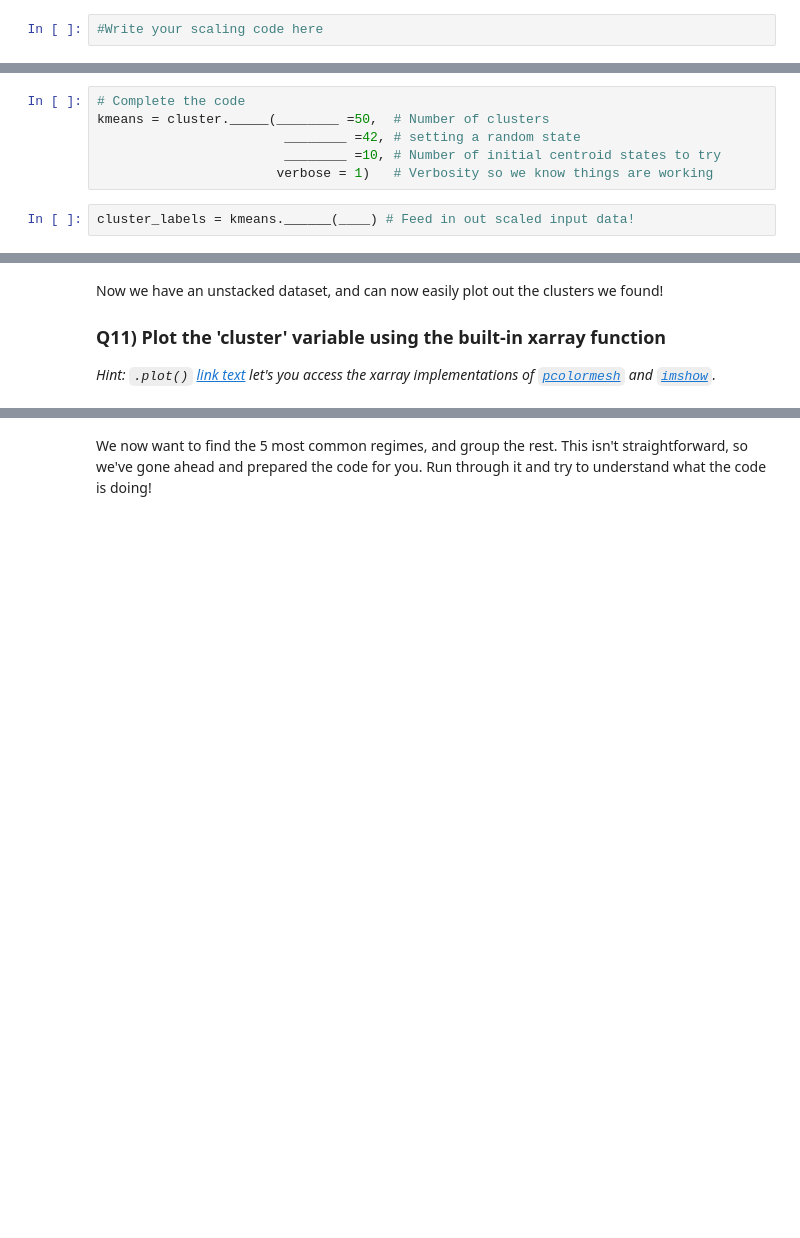
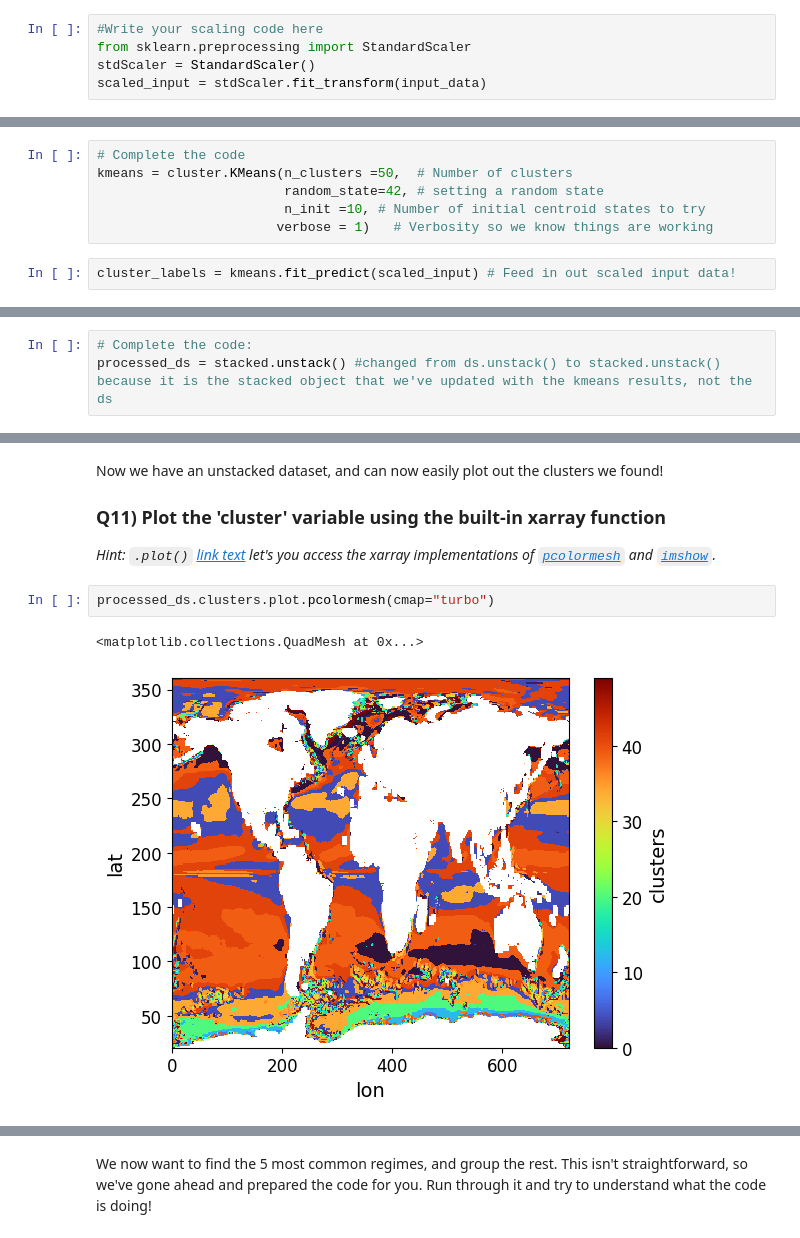
Before and after one commit to erwanBellon/2025_ML_EES, a Jupyter notebook: notebook_ml/S3_3_THOR.ipynb, the cells around one changed output, grey strips where cells are left out. Drawn from its saved outputs; the diff is of its cells as text; blank space fills up the shorter version.

```diff
--- a/notebook_ml/S3_3_THOR.ipynb
+++ b/notebook_ml/S3_3_THOR.ipynb
@@ -331,6 +356,9 @@ In previous classes we discussed the importance of the scaling the data before i
 *Hint 2: Update the input array to the one returned by the [`.fit_transform(X)`](https://scikit-learn.org/stable/modules/generated/sklearn.preprocessing.StandardScaler.html#sklearn.preprocessing.StandardScaler.fit_transform) method*
 # %%
 #Write your scaling code here
+from sklearn.preprocessing import StandardScaler
+stdScaler = StandardScaler()
+scaled_input = stdScaler.fit_transform(input_data)
 # %% [markdown]
 Now we're finally ready to train our algorithm! Let's load up the kmeans model and find clusters in our data.
 
@@ -343,9 +371,9 @@ Now we're finally ready to train our algorithm! Let's load up the kmeans model a
 *Warning! : Fitting the data may take some time (under a minute during the testing of the notebook)
 # %%
 # Complete the code
-kmeans = cluster._____(________ =50,  # Number of clusters
-                        ________ =42, # setting a random state
-                        ________ =10, # Number of initial centroid states to try
+kmeans = cluster.KMeans(n_clusters =50,  # Number of clusters
+                        random_state=42, # setting a random state
+                        n_init =10, # Number of initial centroid states to try
                        verbose = 1)   # Verbosity so we know things are working
 # %%
-cluster_labels = kmeans.______(____) # Feed in out scaled input data!
+cluster_labels = kmeans.fit_predict(scaled_input) # Feed in out scaled input data!
@@ -366,0 +410,3 @@ processed_ds = ds.____()
+# %%
+# Complete the code:
+processed_ds = stacked.unstack() #changed from ds.unstack() to stacked.unstack() because it is the stacked object that we've updated with the kmeans results, not the ds
@@ -369,6 +430,11 @@ Now we have an unstacked dataset, and can now easily plot out the clusters we fo
 
 ### Q11) Plot the 'cluster' variable using the built-in xarray function
 *Hint: `.plot()` [link text](https://xarray.pydata.org/en/stable/generated/xarray.DataArray.plot.html) let's you access the xarray implementations of [`pcolormesh`](https://matplotlib.org/3.1.1/api/_as_gen/matplotlib.pyplot.pcolormesh.html) and [`imshow`](https://matplotlib.org/3.1.1/api/_as_gen/matplotlib.pyplot.imshow.html).*
+# %%
+processed_ds.clusters.plot.pcolormesh(cmap="turbo")
+# %% [output]
+<matplotlib.collections.QuadMesh at 0x...>
+[figure, added]
 # %% [markdown]
 Compare your results to those from the paper:
 <img src='https://unils-my.sharepoint.com/:i:/g/personal/tom_beucler_unil_ch/EdLh6Ds0yVlFivyfIOXlV74B_G35dVz87GFagzylIG-gZA?download=1'>
```
Also changed, not shown: parts of 8 cells of this notebook.
